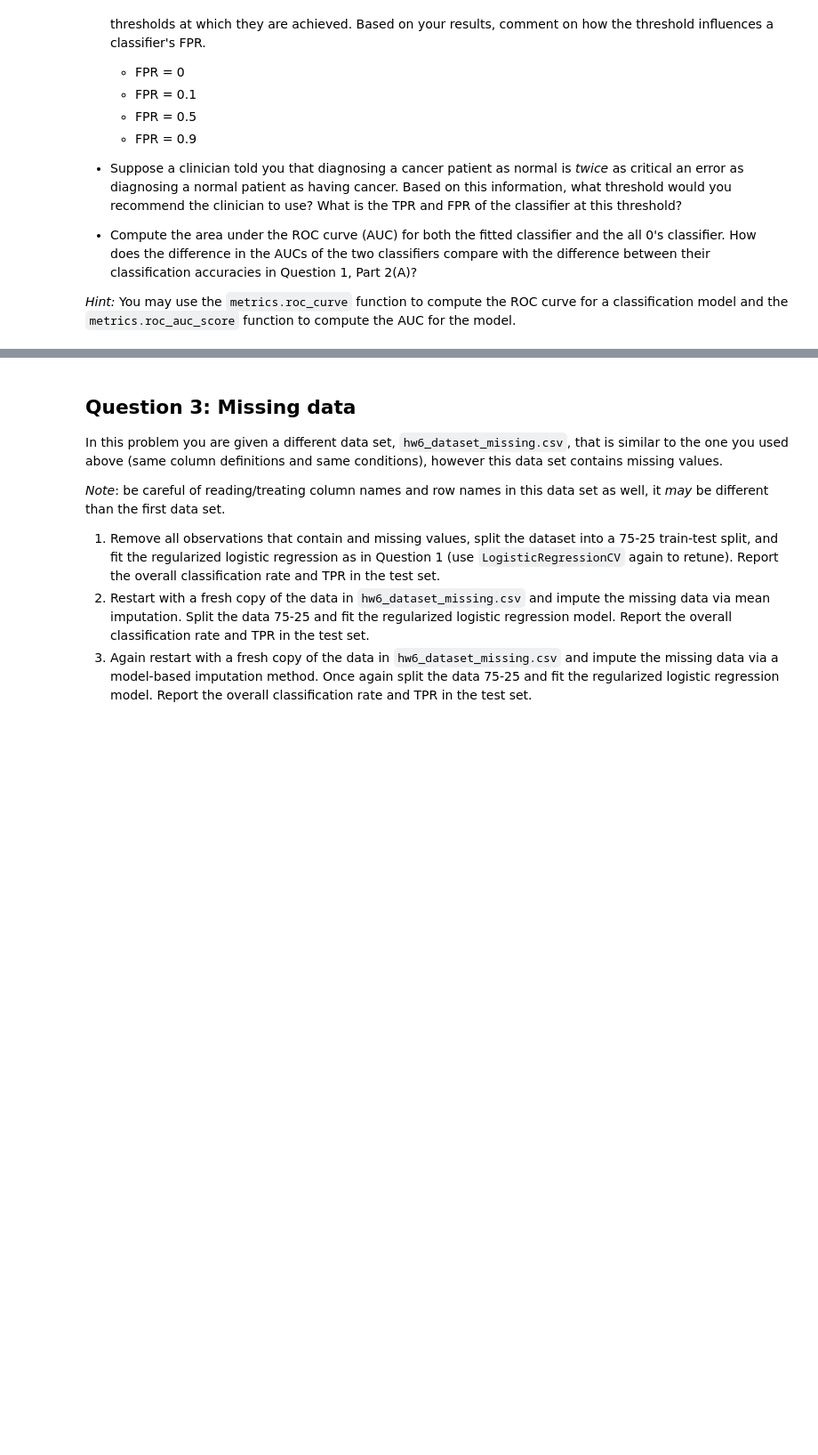
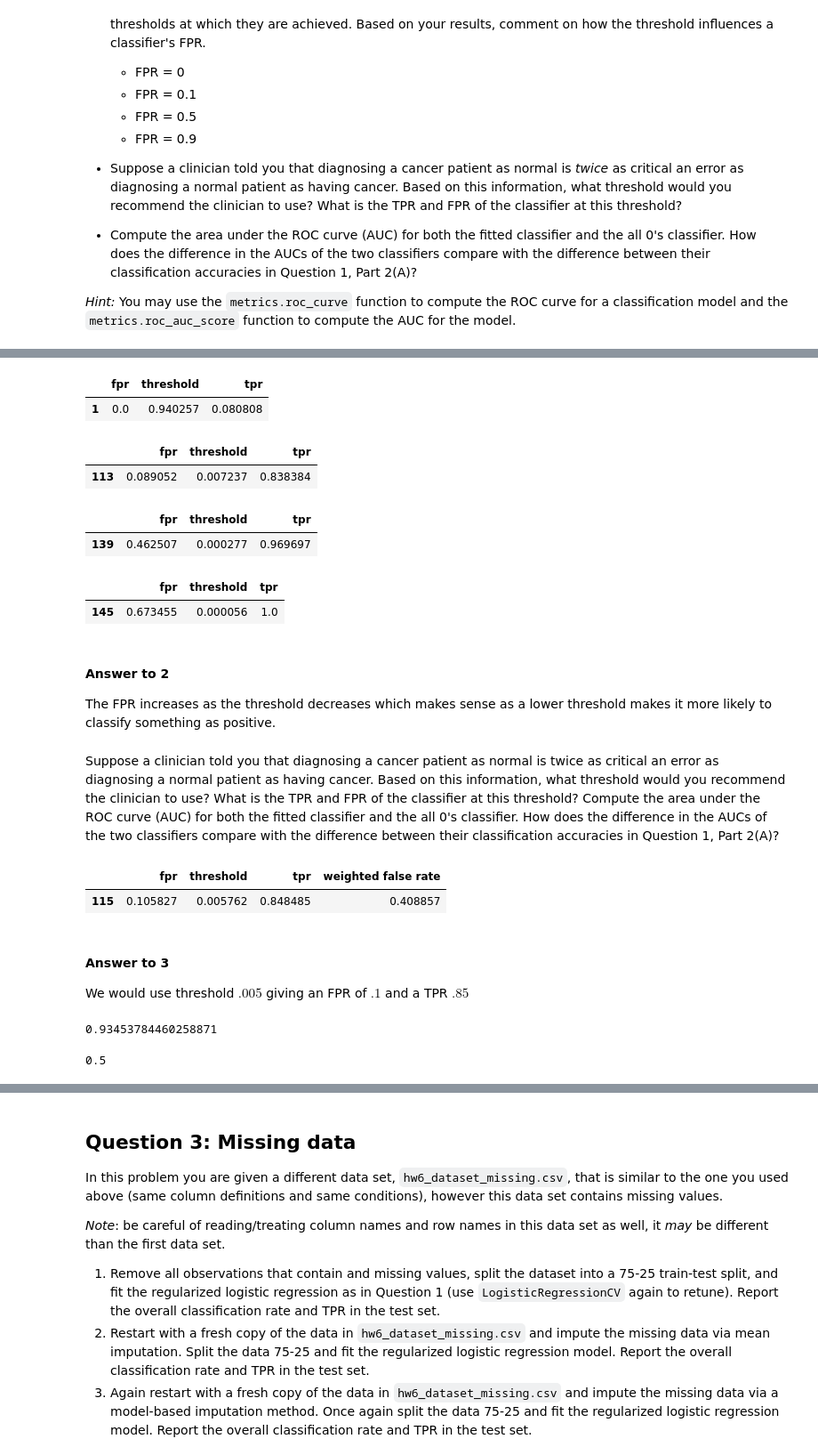
Before and after one commit to nondracek/CS109_GroupWork, a Jupyter notebook: 6/cs109_hw6.ipynb, the cells around one changed output, grey strips where cells are left out. Shown: that part at 89% size. Saved outputs shown, nothing was run; the diff lists cells and outputs as text; code cells hidden in the pictures; blank space fills up the shorter version.

```diff
--- a/6/cs109_hw6.ipynb
+++ b/6/cs109_hw6.ipynb
@@ -67,3 +99,8 @@ For applications with imbalanced class labels, in this case when there are many
 <li> What is the *false positive rate* of the fitted classifier, and how is it related to its true positive and true negative rate? Why is a classifier with high false positive rate undesirable for a cancer detection task?</li>
 </ol>
 *Hint:* You may use the `metrics.confusion_matrix` function to compute the confusion matrix for a classification model.
+# %%
+np.random.seed(9001)
+msk = np.random.rand(len(data)) < 0.75
+data_train = data[msk]
+data_test = data[~msk]
@@ -69,0 +111,10 @@ For applications with imbalanced class labels, in this case when there are many
+# %%
+# split data into X and y
+y = data_train['class']
+X = data_train[data_train.columns[data_train.columns != 'class']]
+y_test = data_test['class']
+X_test = data_test[data_train.columns[data_train.columns != 'class']]
+# %%
+# LogisticRegressionCV uses CV to select a regularization parameter. The function uses L2 by default.
+log = LogisticRegressionCV()
+log.fit(X, y)
@@ -87,0 +265,53 @@ Another powerful diagnostic tool for class-imbalanced classification tasks is th
+# %%
+# get ROC curve information, store them in a dataframe
+fpr, tpr, thresholds=roc_curve(y_test, log.predict_proba(X_test)[:,1])
+df = pd.DataFrame({'fpr': fpr, 'tpr':tpr, 'threshold':thresholds})
+# %%
+# 0 FPR
+df[df['fpr'] <= 0].sort_values('tpr').tail(1)
+# %% [output]
+|  | fpr | threshold | tpr |
+| 1 | 0.0 | 0.940257 | 0.080808 |
+# %%
+# 0.1 FPR
+df[df['fpr'] <= 0.1].sort_values('tpr').tail(1)
+# %% [output]
+|  | fpr | threshold | tpr |
+| 113 | 0.089052 | 0.007237 | 0.838384 |
+# %%
+# 0.5 FPR
+df[df['fpr'] <= 0.5].sort_values('tpr').tail(1)
+# %% [output]
+|  | fpr | threshold | tpr |
+| 139 | 0.462507 | 0.000277 | 0.969697 |
+# %%
+# 0.9 FPR
+df[df['fpr'] <= 0.9].sort_values('tpr').tail(1)
+# %% [output]
+|  | fpr | threshold | tpr |
+| 145 | 0.673455 | 0.000056 | 1.0 |
+# %% [markdown]
+#### Answer to 2
+The FPR increases as the threshold decreases which makes sense as a lower threshold makes it more likely to classify something as positive.
+# %% [markdown]
+Suppose a clinician told you that diagnosing a cancer patient as normal is twice as critical an error as diagnosing a normal patient as having cancer. Based on this information, what threshold would you recommend the clinician to use? What is the TPR and FPR of the classifier at this threshold?
+Compute the area under the ROC curve (AUC) for both the fitted classifier and the all 0's classifier. How does the difference in the AUCs of the two classifiers compare with the difference between their classification accuracies in Question 1, Part 2(A)?
+# %%
+# Create a weighted false rate column which is (FNR*2 + FPR), and sort to minimize
+df = pd.DataFrame({'fpr': fpr, 'tpr':tpr, 'threshold':thresholds, 'weighted false rate': (fpr + 2*(1-tpr))})
+df.sort_values('weighted false rate').head(1)
+# %% [output]
+|  | fpr | threshold | tpr | weighted false rate |
+| 115 | 0.105827 | 0.005762 | 0.848485 | 0.408857 |
+# %% [markdown]
+#### Answer to 3
+
+We would use threshold $.005$ giving an FPR of $.1$ and a TPR $.85$
+# %%
+roc_auc_score(y_test, log.predict_proba(X_test)[:,1])
+# %% [output]
+0.93453784460258871
+# %%
+roc_auc_score(y_test, np.zeros(len(X_test)))
+# %% [output]
+0.5
```
Also changed, not shown: parts of 24 cells of this notebook.
